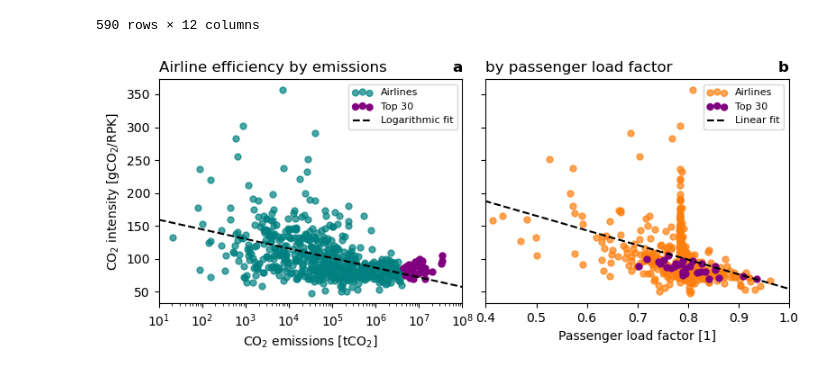
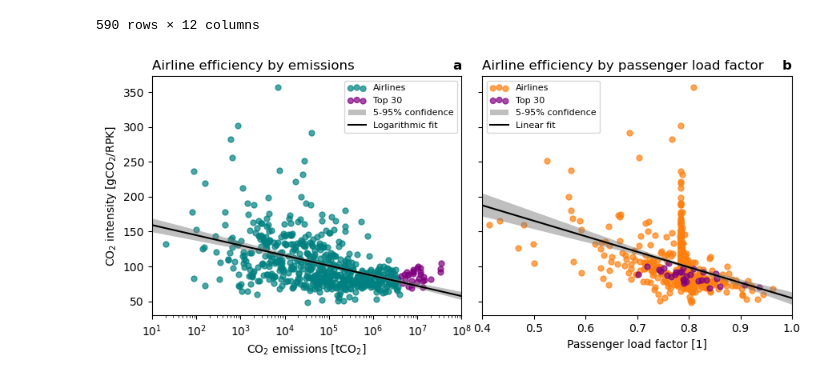
Before and after one commit to jorgecardleitao/aviation, a Jupyter notebook: plots/airlines.ipynb, the cells around one changed output. Drawn from its saved outputs; the diff is of its cells as text; code cells hidden in the pictures.

```diff
--- a/plots/airlines.ipynb
+++ b/plots/airlines.ipynb
@@ -52,39 +88,40 @@ p2, _ = curve_fit(f2, load, intensity)
 # %%
-fig, (ax1, ax2) = plt.subplots(1, 2, figsize=(8, 3.5), sharey=True)
+fig, (ax1, ax2) = plt.subplots(1, 2, figsize=(9, 4), sharey=True)
 
 ax1.set_xscale('log')
 
 ax1.scatter(co2[:-30], intensity[:-30], 25, color="teal", alpha=0.7, label="Airlines")
 ax2.scatter(load[:-30], intensity[:-30], 25, color="C1", alpha=0.7, label="Airlines")
 
 # 30 highest emitting airlines
-ax1.scatter(co2[-30:], intensity[-30:], 25, color="purple", alpha=1, label="Top 30")
-ax2.scatter(load[-30:], intensity[-30:], 25, color="purple", alpha=1, label="Top 30")
+ax1.scatter(co2[-30:], intensity[-30:], 25, color="purple", alpha=0.7, label="Top 30")
+ax2.scatter(load[-30:], intensity[-30:], 25, color="purple", alpha=0.7, label="Top 30")
 
-x1 = np.logspace(1, 8, 100)
-x2 = np.linspace(0, 1, 2)
+ax1.fill_between(x1, co2_fit_p5, co2_fit_p95, facecolor='grey', alpha=0.5, zorder=2, label="5-95% confidence")
+ax2.fill_between(x2, load_fit_p5, load_fit_p95, facecolor='grey', alpha=0.5, zorder=2, label="5-95% confidence")
 
 y1 = f1(x1, *p1)
 y2 = f2(x2, *p2)
 
-ax1.plot(x1, y1, "k--", label="Logarithmic fit")
-ax2.plot(x2, y2, "k--", label="Linear fit")
+ax1.plot(x1, y1, "k", label="Logarithmic fit")
+ax2.plot(x2, y2, "k", label="Linear fit")
 
 ax1.legend(scatterpoints=3, loc='upper right', fontsize=8)
-ax2.legend(scatterpoints=3, loc='upper right', fontsize=8)
+ax2.legend(scatterpoints=3, loc='upper left', fontsize=8)
 
 ax1.set_xlabel('CO$_2$ emissions [tCO$_2$]')
 ax2.set_xlabel('Passenger load factor [1]')
 ax1.set_ylabel('CO$_2$ intensity [gCO$_2$/RPK]')
 ax1.set_title('Airline efficiency by emissions', loc='left')
-ax2.set_title('by passenger load factor', loc='left')
+ax2.set_title('Airline efficiency by passenger load factor', loc='left')
 ax1.set_title('a', loc='right', fontweight='bold')
 ax2.set_title('b', loc='right', fontweight='bold')
 
 ax1.set_xlim(1e1, 1e8)
 ax2.set_xlim(0.4, 1)
 
 plt.tight_layout()
+plt.savefig("airlines.pdf")
 plt.show()
 # %% [output]
-[figure, old version]
+[figure, new version]
```
Also changed, not shown: parts of 1 cell of this notebook, 1 other file.
